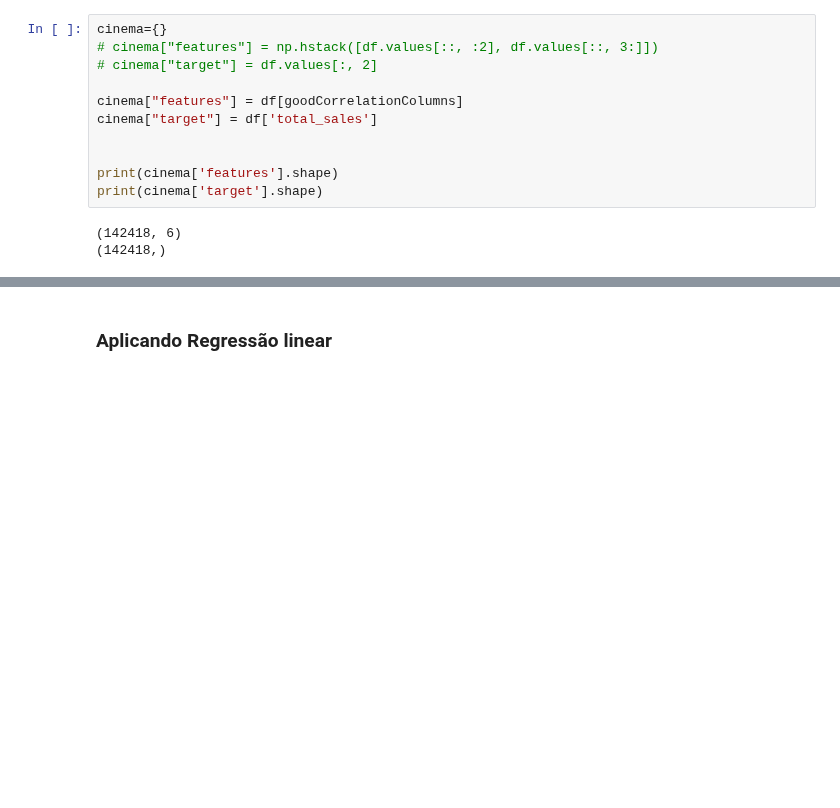
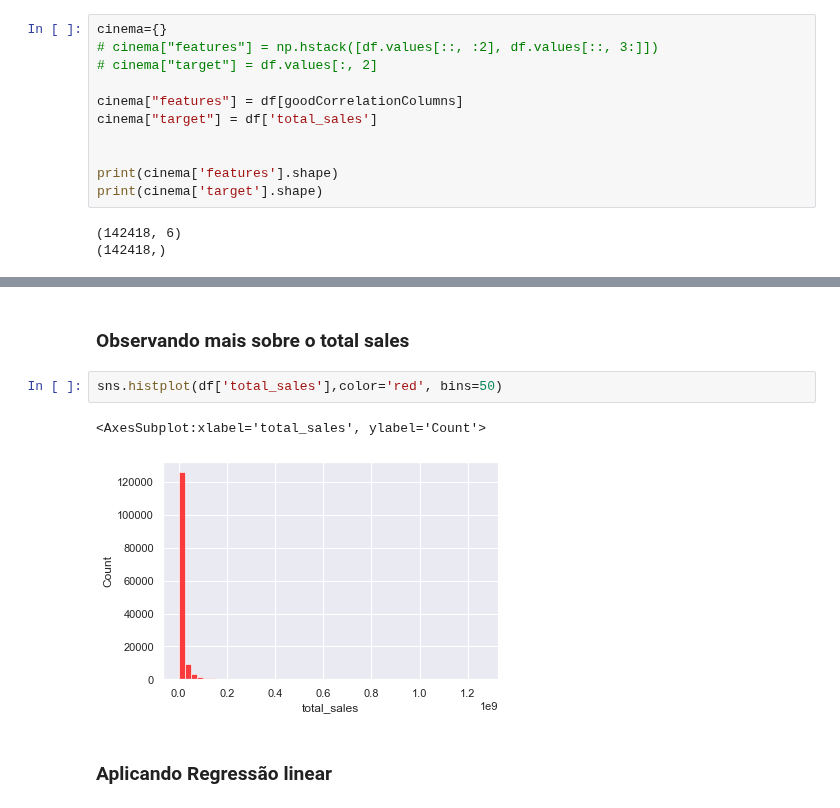
Before and after one commit to Levis33/inf1038-machine-learning, a Jupyter notebook: modelo_regressao.ipynb, the cells around one changed output, grey strips where cells are left out. Drawn from its saved outputs; the diff is of its cells as text; blank space fills up the shorter version.

```diff
--- a/modelo_regressao.ipynb
+++ b/modelo_regressao.ipynb
@@ -178,3 +235,10 @@ print(cinema['target'].shape)
+# %% [markdown]
+### Observando mais sobre o total sales
+# %%
+sns.histplot(df['total_sales'],color='red', bins=50)
+# %% [output]
+<AxesSubplot:xlabel='total_sales', ylabel='Count'>
+[figure, added]
 # %% [markdown]
 ### Aplicando Regressão linear
 # %%
```
Also changed, not shown: parts of 12 cells of this notebook.
